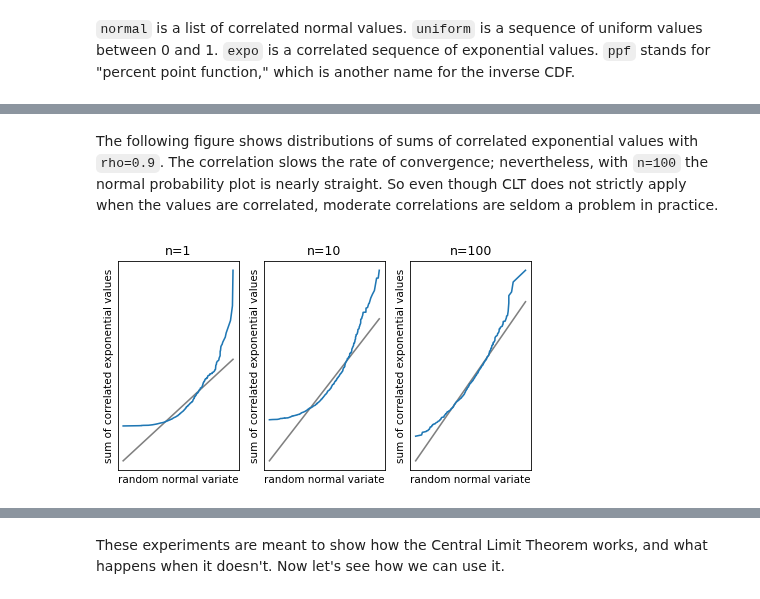
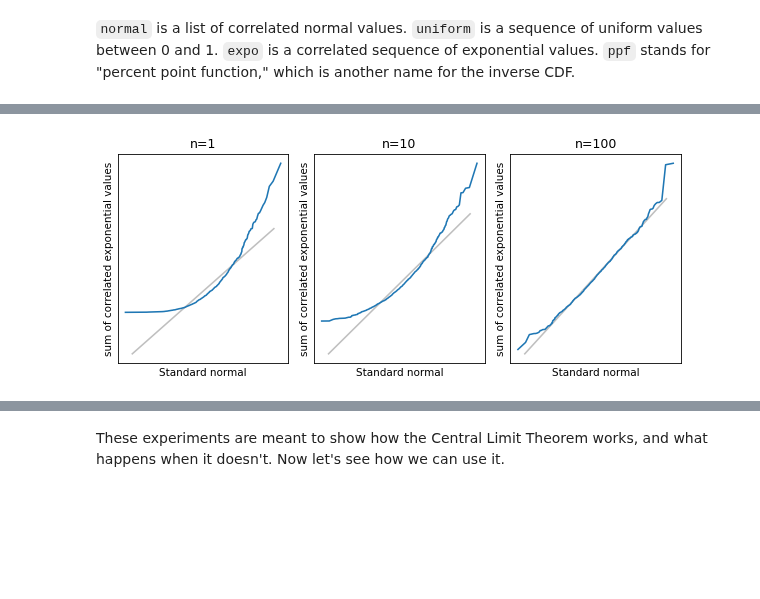
Before and after one commit to AllenDowney/ThinkStats, a Jupyter notebook: soln/chap14.ipynb, the cells around one changed output, grey strips where cells are left out. Drawn from its saved outputs; the diff is of its cells as text; code cells hidden in the pictures; blank space fills up the shorter version.

```diff
--- a/soln/chap14.ipynb
+++ b/soln/chap14.ipynb
@@ -575,22 +490,21 @@ For each pair, we make a normal probability plot:
 # %%
-def normal_plot_samples(samples, plot=1, ylabel=""):
+def normal_plot_samples(samples, ylabel=""):
     """Makes normal probability plots for samples.
 
-    samples: list of samples
+    samples: map from n to sample
     label: string
     """
-    for n, sample in samples:
-        plt.subplot(1, 3, plot)
-        normal_probability_plot(sample)
+    plt.figure(figsize=(8, 3.5))
+    for i, n in enumerate(sample_map):
+        plt.subplot(1, 3, i + 1)
+        normal_probability_plot(sample_map[n])
         decorate(
             title="n=%d" % n,
-            legend=False,
             xticks=[],
             yticks=[],
-            xlabel="random normal variate",
+            xlabel="Standard normal",
             ylabel=ylabel,
         )
-        plot += 1
 # %% [output]
 [interactive output not drawn]
 # %% [markdown]
@@ -696,14 +583,8 @@ from scipy.stats import expon
 
 
 def generate_expo_correlated(rho, n):
-    """Generates a sequence of correlated values from an exponential dist.
-
-    rho: coefficient of correlation
-    n: length of sequence
-
-    returns: NumPy array
-    """
-    normal = list(generate_correlated(rho, n))
+    """Generates a sequence of correlated values from an exponential dist."""
+    normal = generate_normal_correlated(rho, n)
     uniform = norm.cdf(normal)
     expo = expon.ppf(uniform)
     return expo
@@ -714,29 +595,16 @@ def generate_expo_correlated(rho, n):
 `uniform` is a sequence of uniform values between 0 and 1. `expo` is a correlated sequence of exponential values.
 `ppf` stands for "percent point function," which is another name for the inverse CDF.
 # %%
-def make_correlated_samples(rho=0.9, iters=1000):
-    """Generates samples from a correlated exponential distribution.
-
-    rho: correlation
-    iters: number of samples to generate for each size
-
-    returns: list of samples
-    """
-    samples = []
-    for n in [1, 10, 100]:
-        sample = [np.sum(generate_expo_correlated(rho, n)) for _ in range(iters)]
-        samples.append((n, sample))
-    return samples
+rho = 0.6
+sample_map = {}
+for n in [1, 10, 100]:
+    sample_map[n] = [np.sum(generate_expo_correlated(rho, n)) for _ in range(1001)]
 # %% [output]
 [interactive output not drawn]
-# %% [markdown]
-The following figure shows distributions of sums of correlated exponential values with `rho=0.9`. The correlation slows the rate of convergence; nevertheless, with `n=100` the normal probability plot is nearly straight.
-So even though CLT does not strictly apply when the values are correlated, moderate correlations are seldom a problem in practice.
 # %%
-samples = make_correlated_samples()
-normal_plot_samples(samples, ylabel="sum of correlated exponential values")
+normal_plot_samples(sample_map, ylabel="sum of correlated exponential values")
 # %% [output]
-[figure, old version]
+[figure, new version]
 [interactive output not drawn]
 # %% [markdown]
 These experiments are meant to show how the Central Limit Theorem works, and what happens when it doesn't.
```
Also changed, not shown: parts of 101 cells of this notebook.
